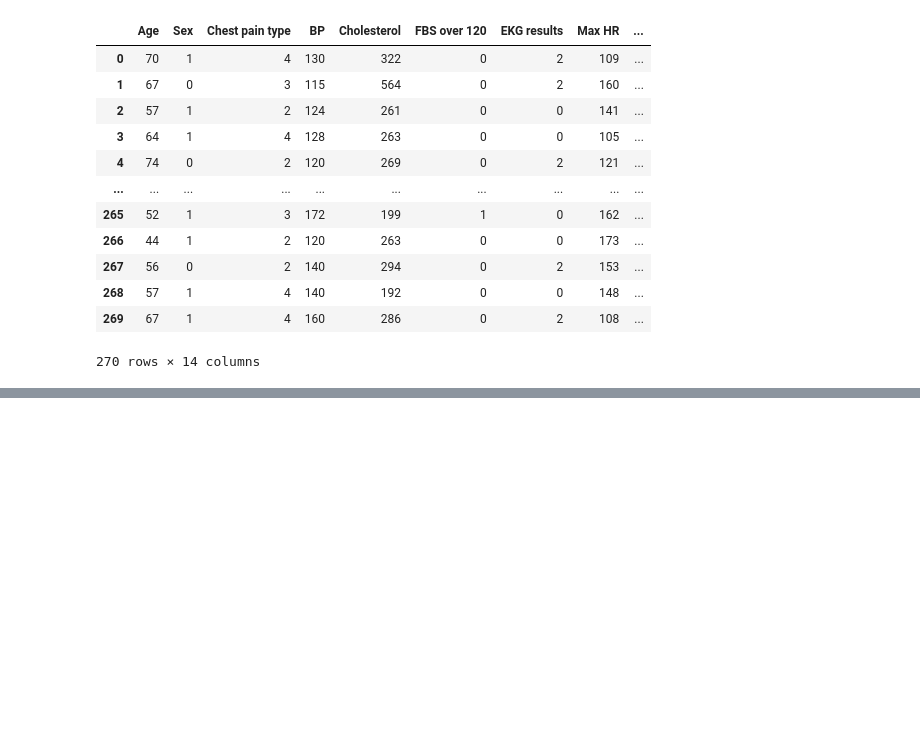
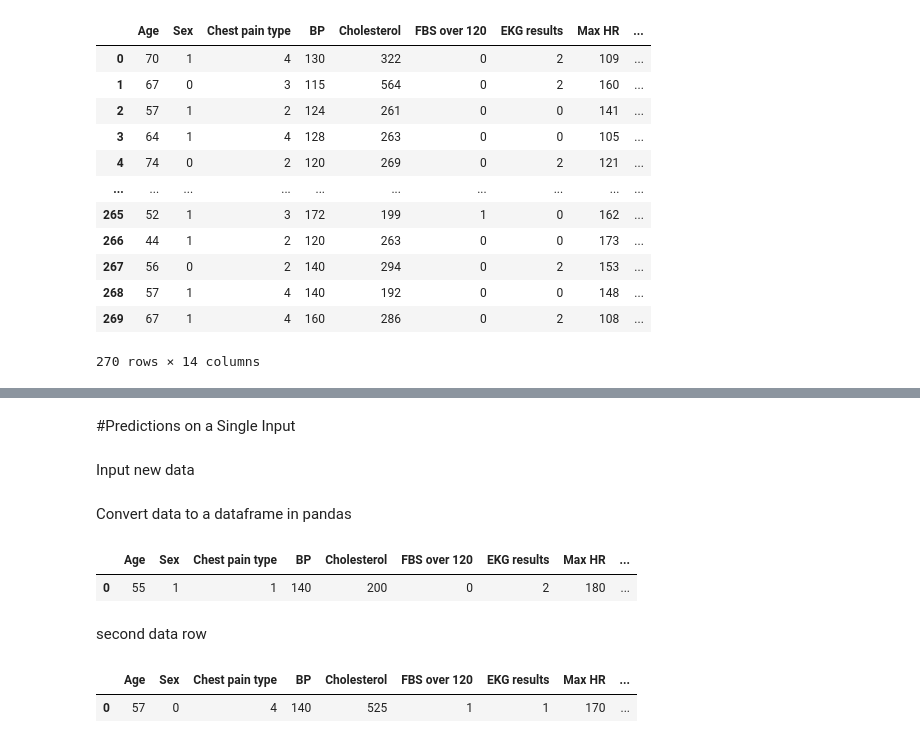
Before and after one commit to senith-sulara/ML_Assignment2_IT19095240_IT19143828_IT18000818_IT19021058, a Jupyter notebook: HeartDieases.ipynb, the cells around one changed output, grey strips where cells are left out. Drawn from its saved outputs; the diff is of its cells as text; code cells hidden in the pictures; blank space fills up the shorter version.

```diff
--- a/HeartDieases.ipynb
+++ b/HeartDieases.ipynb
@@ -34,0 +89,15 @@ from sklearn.model_selection import train_test_split
+# %% [markdown]
+#Predictions on a Single Input
+# %% [markdown]
+Input new data
+# %%
+newinput = {'Age': 55,	'Sex': 1,	'Chest pain type': 1,	'BP': 140,	'Cholesterol': 200,	'FBS over 120': 0,	'EKG results': 2,'Max HR': 180,	'Exercise angina': 0,	'ST depression':0,	'Slope of ST': 1,	'Number of vessels fluro': 0,	'Thallium': 3}
+# %% [markdown]
+Convert data to a dataframe in pandas
+# %%
+newinput_df = pd.DataFrame([newinput])
+# %%
+newinput_df
+# %% [output]
+|  | Age | Sex | Chest pain type | BP | Cholesterol | FBS over 120 | EKG results | Max HR | ... |
+| 0 | 55 | 1 | 1 | 140 | 200 | 0 | 2 | 180 | ... |
@@ -34,0 +107,2 @@ from sklearn.model_selection import train_test_split
+# %% [markdown]
+second data row
@@ -34,0 +113,5 @@ from sklearn.model_selection import train_test_split
+# %%
+newinput_1_df
+# %% [output]
+|  | Age | Sex | Chest pain type | BP | Cholesterol | FBS over 120 | EKG results | Max HR | ... |
+| 0 | 57 | 0 | 4 | 140 | 525 | 1 | 1 | 170 | ... |
```
Also changed, not shown: parts of 11 cells of this notebook.
